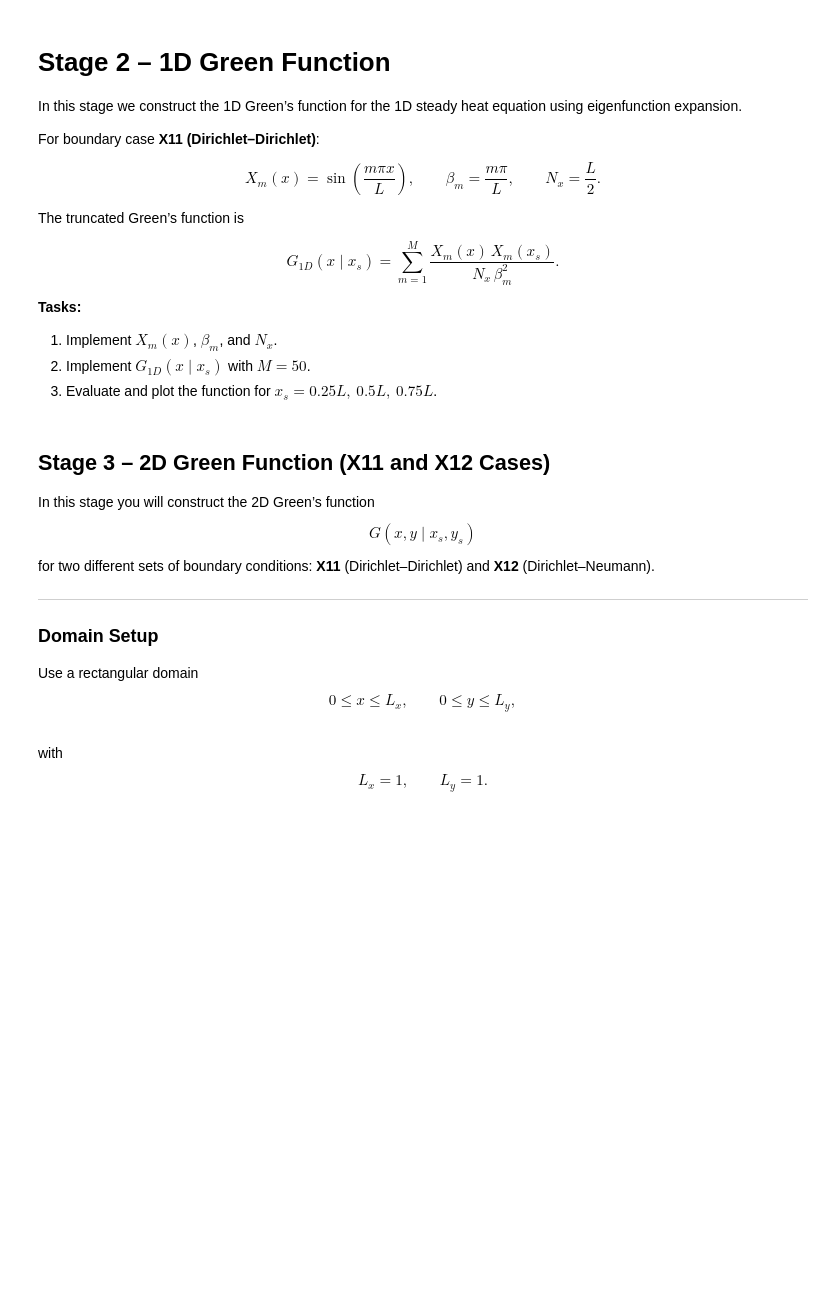
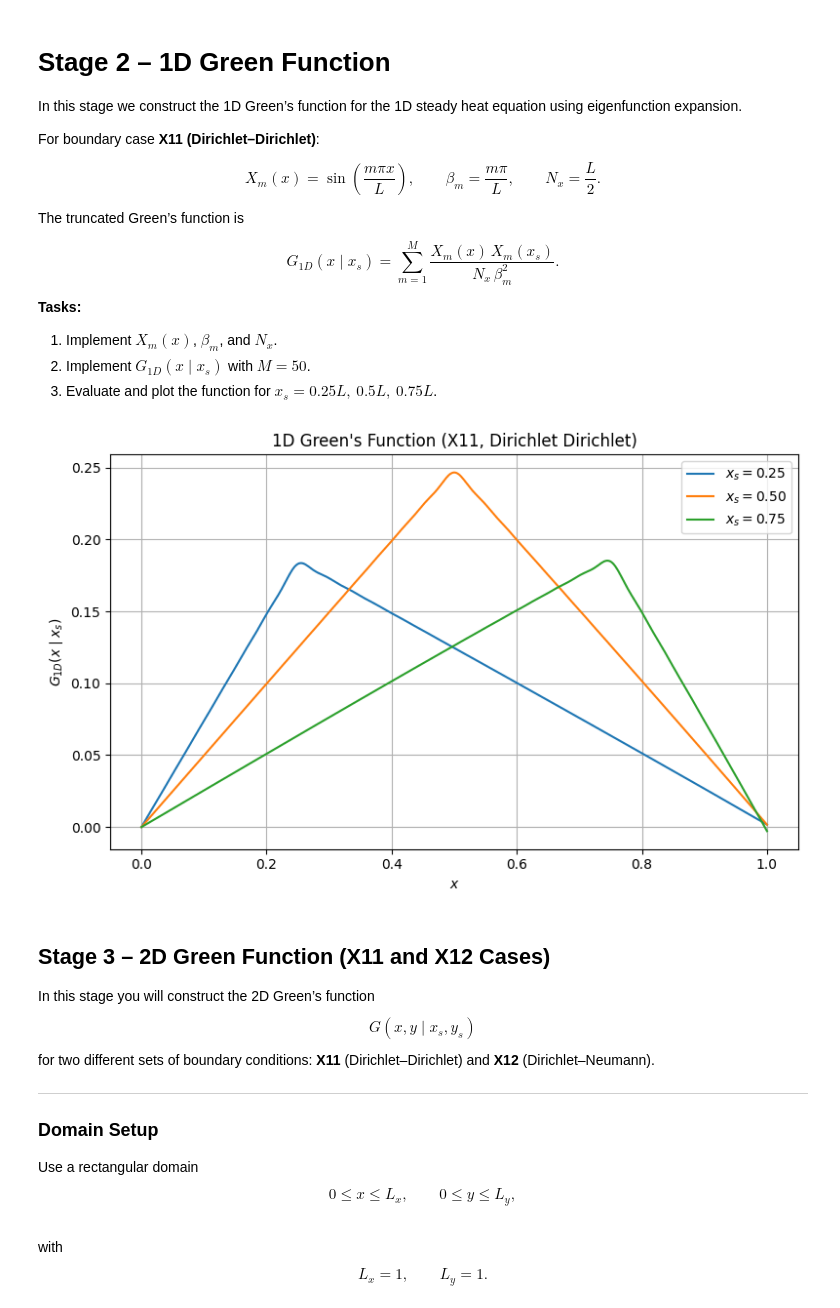
Before and after one commit to Nik0k01/CTFD, a Jupyter notebook: notebooks/Nikodem_Dabrowski_ex6.ipynb, the cells around one changed output. Drawn from its saved outputs; the diff is of its cells as text; code cells hidden in the pictures; blank space fills up the shorter version.

```diff
--- a/notebooks/Nikodem_Dabrowski_ex6.ipynb
+++ b/notebooks/Nikodem_Dabrowski_ex6.ipynb
@@ -19,10 +19,18 @@ import numpy as np
 def f(x):
     return x
 
-# Your solution
-
-
 def g(x, y):
     return np.cos(x)*np.sin(y)
 
 # Your solution
+x = np.linspace(0, 2, 1000)
+y = np.linspace(0, 2, 1000)
+
+X, Y = np.meshgrid(x, y)
+G = g(X, Y)
+
+int_f = np.trapezoid(f(x), x)
+int_g_x = np.trapezoid(G, x, axis=1)
+int_g = np.trapezoid(int_g_x, y)
+print(f"Integration of the f function: {int_f:.5f}")
+print(f"Integration of the g function: {int_g:.5f}")
@@ -64,42 +75,56 @@ import numpy as np
 import matplotlib.pyplot as plt
 
 # Domain length
-L =
+L = 1
 
 def X_m(m, x, L):
+    return np.sin(m * np.pi * x / L)
 
 def beta_m(m, L):
+    return m * np.pi / L
 
 def Nx(L):
+    return L/2
 
 def G_1D(x, xs, L, M=50):
     """
     Compute truncated 1D Green's function G_1D(x | xs)
     for X11 boundary conditions with M modes.
     x  : observation points (array)
     xs : source location (scalar)
     """
+    m = np.linspace(1, M+1, M)
+    x_m = np.ones((len(x), M)) * x.reshape(-1,1)
+    xs_m = X_m(m, xs, L)
+    nx = Nx(L)
+    bm = beta_m(m, L)
+    green = np.ones_like(x_m)
+    for i in range(x_m.shape[0]):
+        green[i, :] = X_m(m, x_m[i, :], L) * xs_m / nx / np.pow(bm, 2)
+    return np.sum(green, axis=1)
 
 
 # Discretize x
 x = np.linspace(0, L, 500)
 
 # Source locations
 xs_list = [0.25 * L, 0.5 * L, 0.75 * L]
 
 plt.figure(figsize=(8, 5))
 
 for xs in xs_list:
     G_vals = G_1D(x, xs, L, M=50)
     plt.plot(x, G_vals, label=fr"$x_s = {xs:.2f}$")
 
 plt.xlabel(r"$x$")
 plt.ylabel(r"$G_{1D}(x \mid x_s)$")
-plt.title("1D Green's Function (X11, Dirichlet Dihttps://www.epc.ed.tum.de/tfd/lehre/computational-thermo-fluid-dynamics/richlet)")
+plt.title("1D Green's Function (X11, Dirichlet Dirichlet)")
 plt.legend()
 plt.grid(True)
 plt.tight_layout()
 plt.show()
+# %% [output]
+[figure, added]
 # %% [markdown]
 ## Stage 3 – 2D Green Function (X11 and X12 Cases)
 
```
Also changed, not shown: parts of 2 cells of this notebook.
